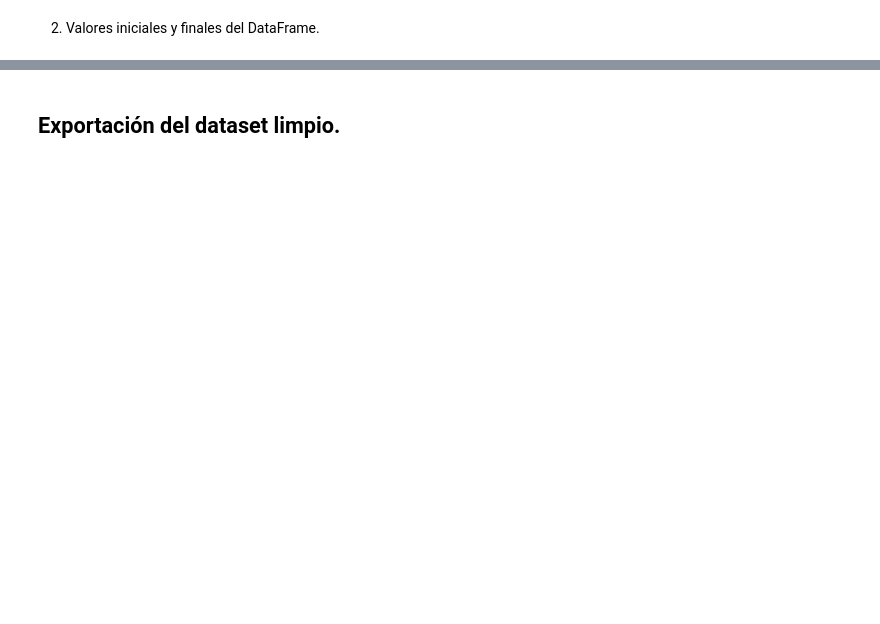
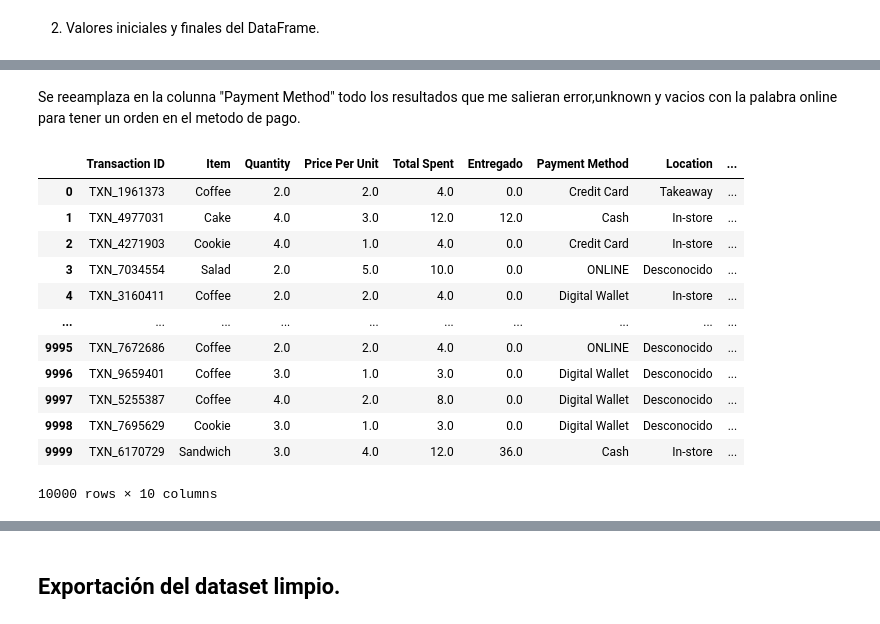
Before and after one commit to Bootcamp-DA-P3/LimpiezaDatos_MLL_JPG_MAR, a Jupyter notebook: Proy2LimpiezaDatos.ipynb, the cells around one changed output, grey strips where cells are left out. Drawn from its saved outputs; the diff is of its cells as text; code cells hidden in the pictures; blank space fills up the shorter version.

```diff
--- a/Proy2LimpiezaDatos.ipynb
+++ b/Proy2LimpiezaDatos.ipynb
@@ -101,0 +257,3 @@ Index(['Transaction ID', 'Item', 'Quantity', 'Price Per Unit', 'Total Spent',
+# %%
+#Jesus
+df['Quantity'] = df['Quantity'].fillna(mediaQ)
@@ -101,0 +262,10 @@ Index(['Transaction ID', 'Item', 'Quantity', 'Price Per Unit', 'Total Spent',
+# %%
+#Jesus
+# Filas donde Price Per Unit y Total Spent están ambos vacíos
+vacios3 = (
+    df["Price Per Unit"].isna() &
+    df["Total Spent"].isna()
+)
+
+# Asignar a Price Per Unit (vacíos) el valor medio de su columna
+df.loc[vacios3, "Price Per Unit"] = round(df['Price Per Unit'].mean())
@@ -101,0 +282,9 @@ Index(['Transaction ID', 'Item', 'Quantity', 'Price Per Unit', 'Total Spent',
+# %%
+#Jesus
+for i in range(len(df)):
+
+    if pd.isna(df.loc[i, 'Price Per Unit']):
+        df.loc[i, 'Price Per Unit'] = df.loc[i, 'Total Spent'] / df.loc[i, 'Quantity']
+
+    elif pd.isna(df.loc[i, 'Total Spent']):
+        df.loc[i, 'Total Spent'] = df.loc[i, 'Quantity'] * df.loc[i, 'Price Per Unit']
@@ -101,0 +316,7 @@ Index(['Transaction ID', 'Item', 'Quantity', 'Price Per Unit', 'Total Spent',
+# %%
+#Anthony
+# Crear columna Devolucion
+df['Devolucion'] = df.apply(lambda x: max(0, x['Entregado'] - x['Total Spent'])
+  if x['Payment Method'] == 'Cash'
+     else 0, axis=1)
+display(df[['Total Spent', 'Entregado', 'Payment Method', 'Devolucion']])
@@ -101,0 +337,25 @@ Index(['Transaction ID', 'Item', 'Quantity', 'Price Per Unit', 'Total Spent',
+# %% [markdown]
+Se reeamplaza en la colunna "Payment Method" todo los resultados que me salieran error,unknown y vacios con la palabra online para tener un orden en el metodo de pago.
+# %%
+#Anthony
+df['Payment Method'] = df['Payment Method'].replace(
+['UNKNOWN', 'ERROR', ''],
+'ONLINE'
+)
+
+df['Payment Method'] = df['Payment Method'].fillna('ONLINE')
+display(df)
+# %% [output]
+|  | Transaction ID | Item | Quantity | Price Per Unit | Total Spent | Entregado | Payment Method | Location | ... |
+| 0 | TXN_1961373 | Coffee | 2.0 | 2.0 | 4.0 | 0.0 | Credit Card | Takeaway | ... |
+| 1 | TXN_4977031 | Cake | 4.0 | 3.0 | 12.0 | 12.0 | Cash | In-store | ... |
+| 2 | TXN_4271903 | Cookie | 4.0 | 1.0 | 4.0 | 0.0 | Credit Card | In-store | ... |
+| 3 | TXN_7034554 | Salad | 2.0 | 5.0 | 10.0 | 0.0 | ONLINE | Desconocido | ... |
+| 4 | TXN_3160411 | Coffee | 2.0 | 2.0 | 4.0 | 0.0 | Digital Wallet | In-store | ... |
+| ... | ... | ... | ... | ... | ... | ... | ... | ... | ... |
+| 9995 | TXN_7672686 | Coffee | 2.0 | 2.0 | 4.0 | 0.0 | ONLINE | Desconocido | ... |
+| 9996 | TXN_9659401 | Coffee | 3.0 | 1.0 | 3.0 | 0.0 | Digital Wallet | Desconocido | ... |
+| 9997 | TXN_5255387 | Coffee | 4.0 | 2.0 | 8.0 | 0.0 | Digital Wallet | Desconocido | ... |
+| 9998 | TXN_7695629 | Cookie | 3.0 | 1.0 | 3.0 | 0.0 | Digital Wallet | Desconocido | ... |
+| 9999 | TXN_6170729 | Sandwich | 3.0 | 4.0 | 12.0 | 36.0 | Cash | In-store | ... |
+10000 rows × 10 columns
```
Also changed, not shown: parts of 56 cells of this notebook.
